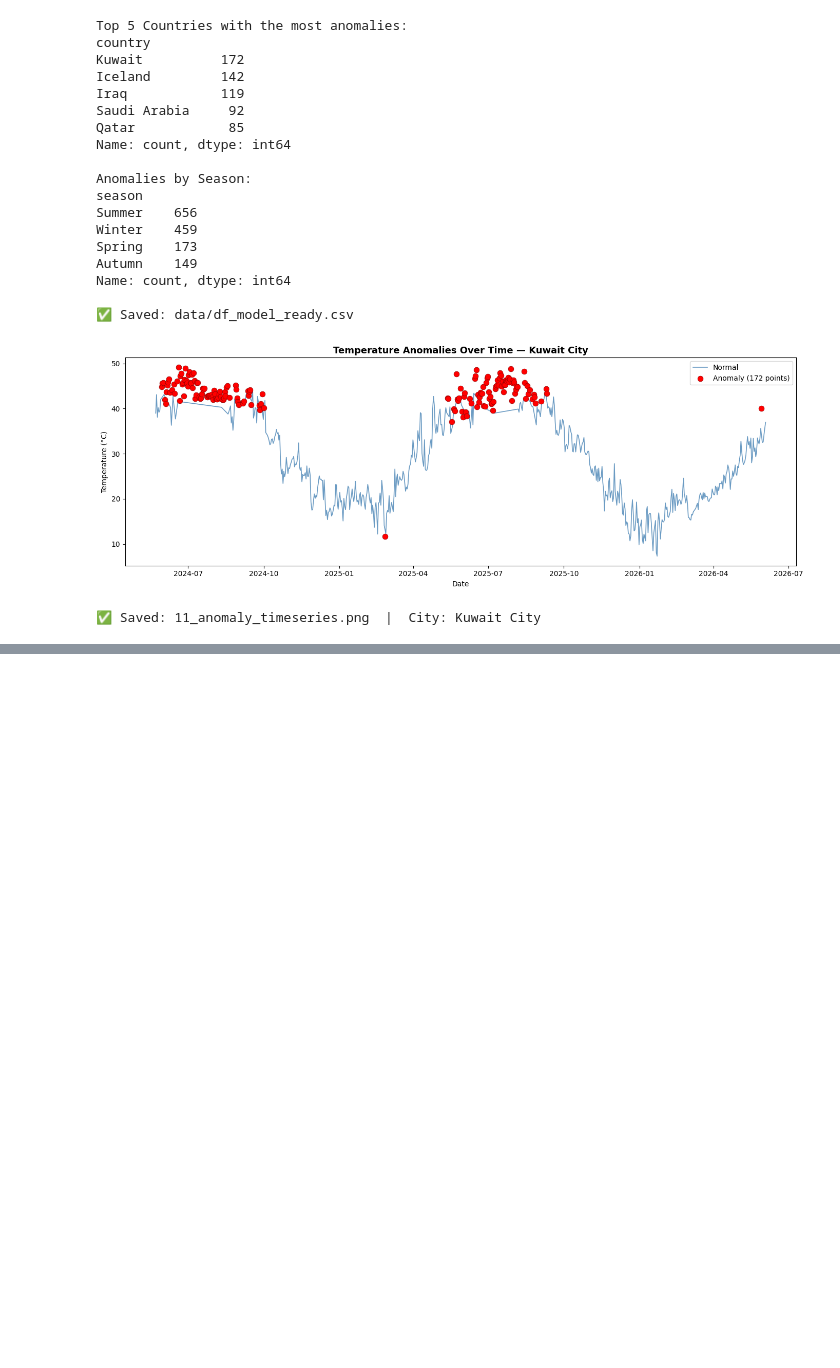
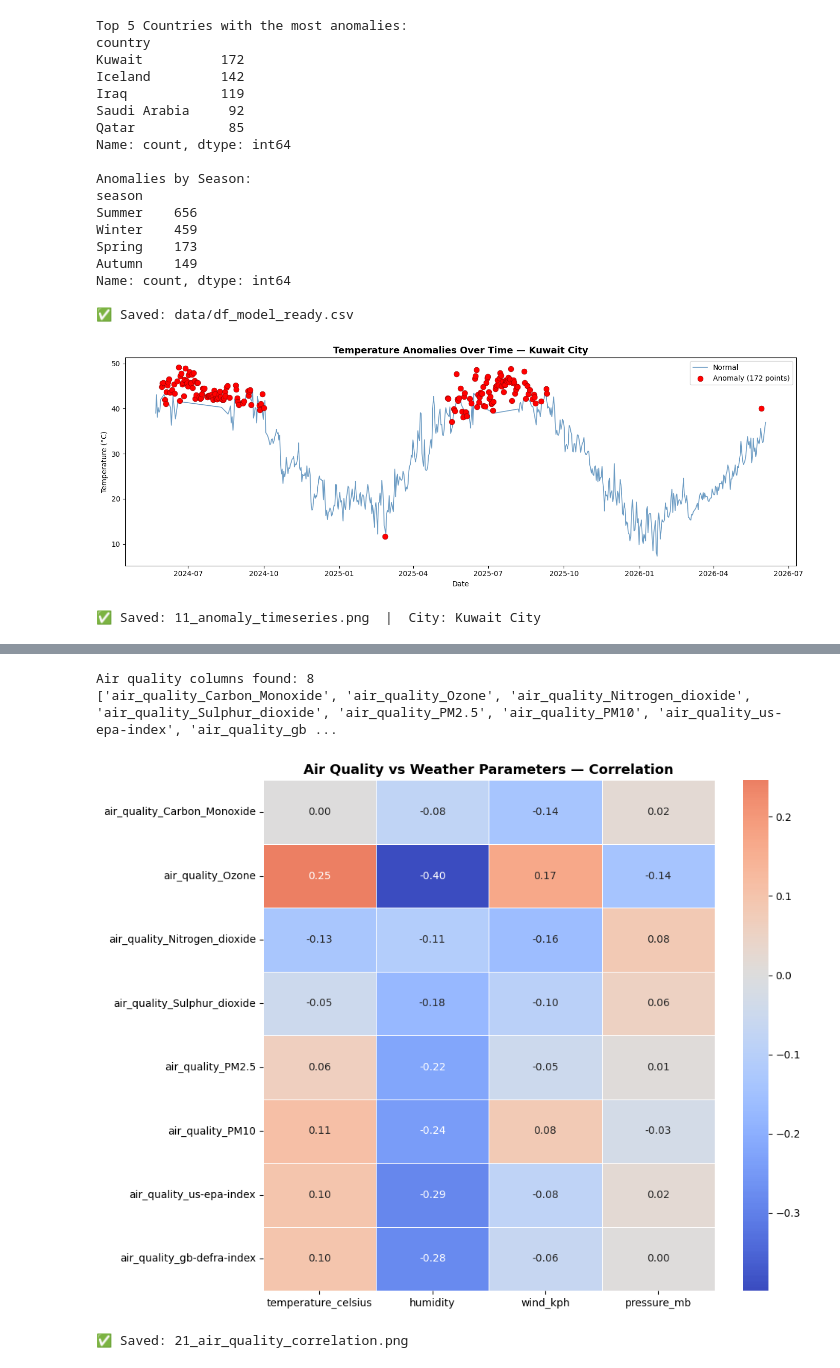
Before and after one commit to Rehaan-2006/weather-trend-forecasting, a Jupyter notebook: notebooks/04_advanced_analysis.ipynb, the cells around one changed output, grey strips where cells are left out. Cells and saved outputs as stored; diff of their text form; code cells hidden in the pictures; blank space fills up the shorter version.

```diff
--- a/notebooks/04_advanced_analysis.ipynb
+++ b/notebooks/04_advanced_analysis.ipynb
@@ -122,0 +275,28 @@ print(f"✅ Saved: 11_anomaly_timeseries.png  |  City: {top_city}")
+# %%
+import seaborn as sns
+
+df_air = pd.read_csv('../data/df_model_ready.csv')
+
+aq_cols      = [c for c in df_air.columns if 'air_quality' in c.lower()]
+weather_cols = ['temperature_celsius', 'humidity', 'wind_kph', 'pressure_mb']
+
+print(f"Air quality columns found: {len(aq_cols)}")
+print(aq_cols)
+
+df_air[aq_cols] = df_air[aq_cols].replace(-9999, np.nan)
+corr_data = df_air[aq_cols + weather_cols].corr().loc[aq_cols, weather_cols]
+
+fig, ax = plt.subplots(figsize=(10, max(4, len(aq_cols) * 0.7 + 2)))
+sns.heatmap(corr_data, annot=True, fmt='.2f', cmap='coolwarm',
+            center=0, linewidths=0.5, ax=ax)
+ax.set_title('Air Quality vs Weather Parameters — Correlation',
+             fontweight='bold', fontsize=13)
+plt.tight_layout()
+plt.savefig('../outputs/21_air_quality_correlation.png', dpi=150)
+plt.show()
+print("✅ Saved: 21_air_quality_correlation.png")
+# %% [output]
+Air quality columns found: 8
+['air_quality_Carbon_Monoxide', 'air_quality_Ozone', 'air_quality_Nitrogen_dioxide', 'air_quality_Sulphur_dioxide', 'air_quality_PM2.5', 'air_quality_PM10', 'air_quality_us-epa-index', 'air_quality_gb ...
+[figure, added]
+✅ Saved: 21_air_quality_correlation.png
```
Also changed, not shown: parts of 3 cells of this notebook.
